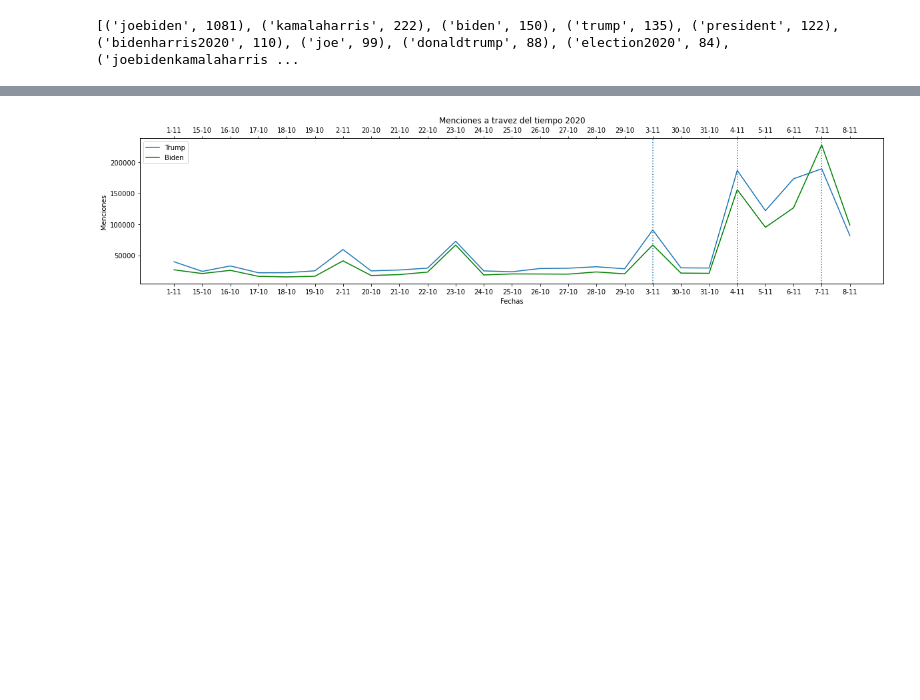
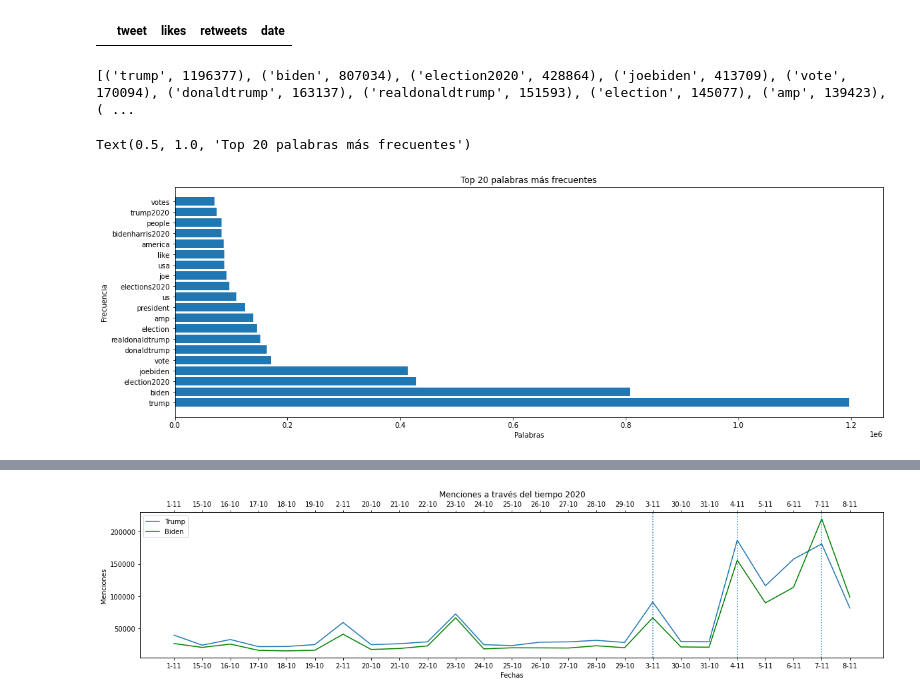
Before and after one commit to josue2510/Data_science_2020_election_support, a Jupyter notebook: Procesamiento.ipynb, the cells around one changed output, grey strips where cells are left out. Cells and saved outputs as stored; diff of their text form; code cells hidden in the pictures; blank space fills up the shorter version.

```diff
--- a/Procesamiento.ipynb
+++ b/Procesamiento.ipynb
@@ -38,4 +79,6 @@ def parser (tweet, likes, retweets, date):
 tweets = tweets.append(parser(tweets1_1['tweet'], tweets1_1['likes'], tweets1_1['retweet_count'], tweets1_1['created_at']))
 tweets = tweets.append(parser(tweets1_2['tweet'], tweets1_2['likes'], tweets1_2['retweet_count'], tweets1_2['created_at']))
 tweets = tweets.append(parser(tweets2_1['tweet'], tweets2_1['likes_count'], tweets2_1['retweets_count'], tweets2_1['date']))
-tweets = tweets.sort_values('date', ascending=False)
+tweets[tweets.tweet.isnull()]
+# %% [output]
+|  | tweet | likes | retweets | date |
@@ -69,10 +93,3 @@ def flatten(l):
         return : lista aplanada
     """
     return [item for sublist in l for item in sublist]
-# %%
-tweets_words = [tweet.split() for tweet in tweets['tweet'][:1000]]
-tweets_words = flatten(tweets_words)
-fdist1 = nltk.FreqDist(tweets_words)
-print (fdist1.most_common(50))
-# %% [output]
-[('joebiden', 1081), ('kamalaharris', 222), ('biden', 150), ('trump', 135), ('president', 122), ('bidenharris2020', 110), ('joe', 99), ('donaldtrump', 88), ('election2020', 84), ('joebidenkamalaharris ...
@@ -101,0 +96,8 @@ def word_cloud(wd_list, qtty):
+# %%
+#Calculamos la frecuencia de cada palabra
+tweets_words = tweets.tweet.apply(lambda x: word_tokenize(x))
+flatten_tweets_words = flatten(tweets_words)
+word_freq = nltk.FreqDist(flatten_tweets_words)
+print (word_freq.most_common(50))
+# %% [output]
+[('trump', 1196377), ('biden', 807034), ('election2020', 428864), ('joebiden', 413709), ('vote', 170094), ('donaldtrump', 163137), ('realdonaldtrump', 151593), ('election', 145077), ('amp', 139423), ( ...
@@ -102,3 +116,18 @@ def word_cloud(wd_list, qtty):
+# %%
+common_words = word_freq.most_common(20)
+words = []
+freq = []
+for i in common_words:
+    words.append(i[0])
+    freq.append(i[1])
+plt.figure(figsize=(18,6))
+plt.barh(words, freq)
+plt.xlabel('Palabras')
+plt.ylabel('Frecuencia')
+plt.title("Top 20 palabras más frecuentes")
+# %% [output]
+Text(0.5, 1.0, 'Top 20 palabras más frecuentes')
+[figure, added]
 # %%
 # Numero de tweets que menciona Donald Trump -- grafico de barras
 trump_tweets = tweets[tweets.tweet.str.contains(pat='trump', case=False)]
```
Also changed, not shown: parts of 13 cells of this notebook.
